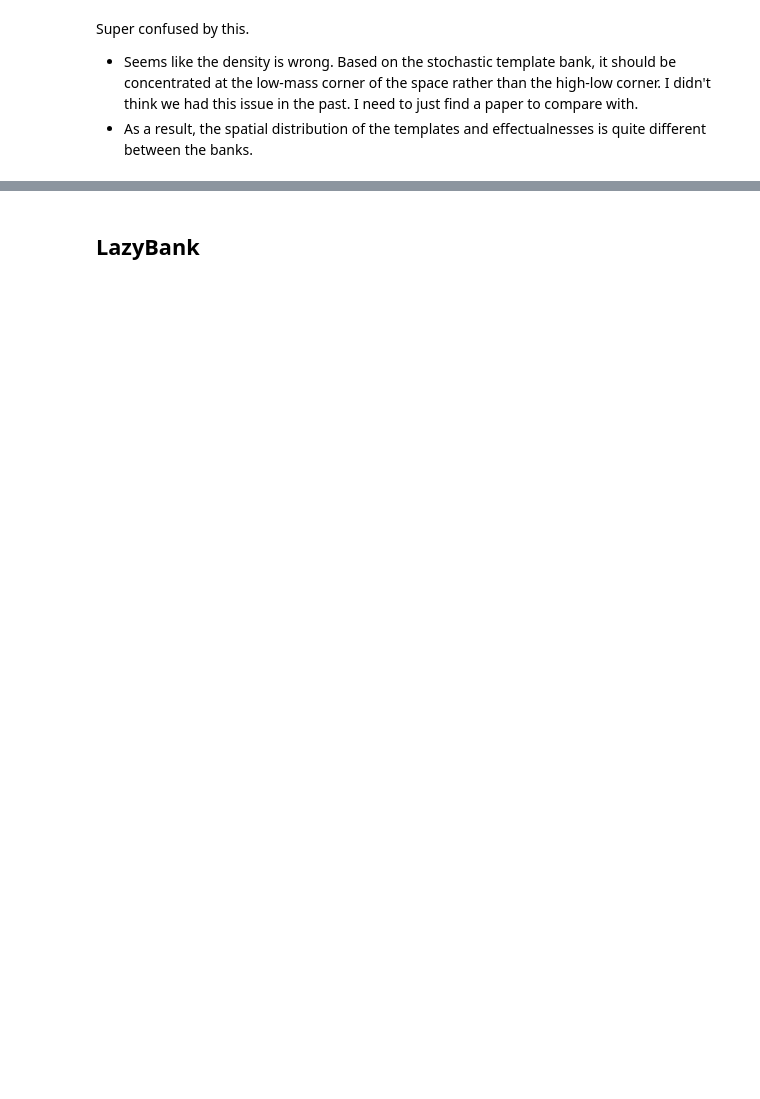
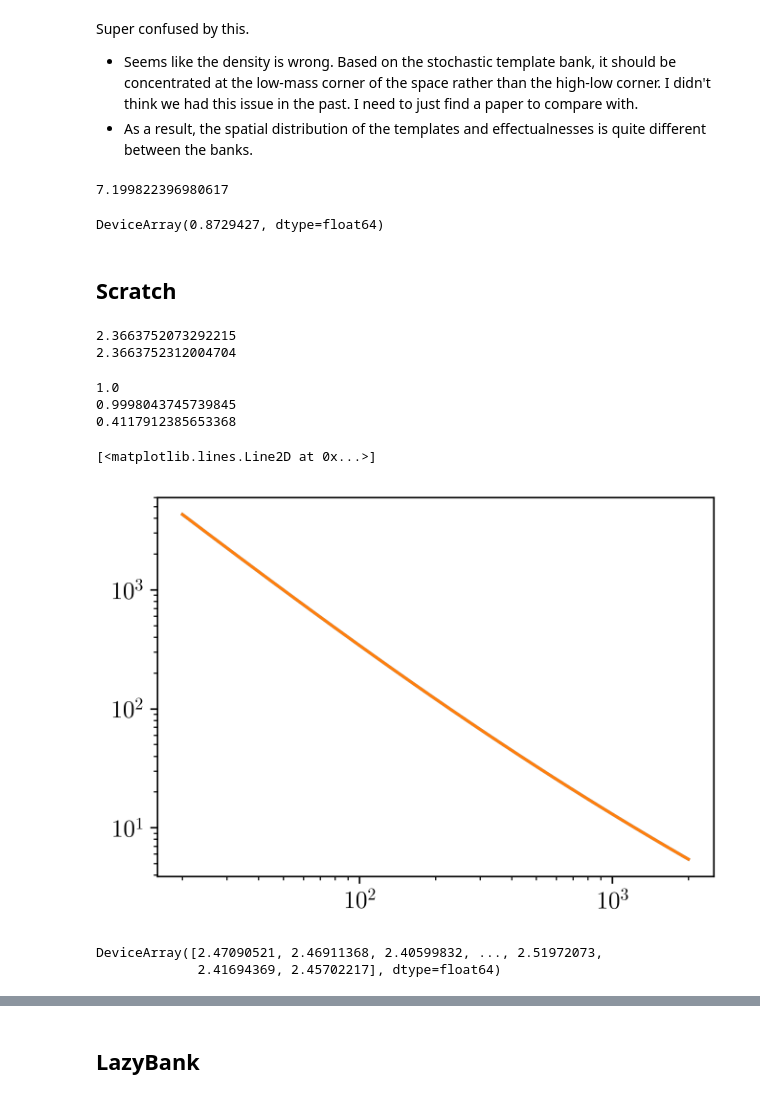
Before and after one commit to WuShichao/diffbank_old, a Jupyter notebook: notebooks/stochastic.ipynb, the cells around one changed output, grey strips where cells are left out. Cells and saved outputs as stored; diff of their text form; code cells hidden in the pictures; blank space fills up the shorter version.

```diff
--- a/notebooks/stochastic.ipynb
+++ b/notebooks/stochastic.ipynb
@@ -37,0 +67,13 @@ density_max = density_fun(jnp.array([m_range[1], m_range[0]]))
+# %%
+key, subkey = random.split(key)
+theta_dmax = jnp.array([1.002 * m_range[0], 1.001 * m_range[0]])
+density_max = density_fun(subkey, theta_dmax)
+print(density_max)
+# %% [output]
+7.199822396980617
+# %%
+density_max_0
+# %% [output]
+DeviceArray(0.8729427, dtype=float64)
+# %% [markdown]
+## Scratch
@@ -37,0 +83,22 @@ density_max = density_fun(jnp.array([m_range[1], m_range[0]]))
+# %%
+theta = jnp.array([2.9, 2.55])
+theta_alt = jnp.array([2.75, 2.6869415])
+print(get_M_chirp(theta))
+print(get_M_chirp(theta_alt))
+# %% [output]
+2.3663752073292215
+2.3663752312004704
+# %%
+print(get_match(theta, theta, amp, Psi, fs, Sn_aLIGO))
+print(get_match(theta, theta_alt, amp, Psi, fs, Sn_aLIGO))
+print(get_match(theta, theta + jnp.array([0, 0.1]), amp, Psi, fs, Sn_aLIGO))
+# %% [output]
+1.0
+0.9998043745739845
+0.4117912385653368
+# %%
+plt.loglog(fs, Psi(fs, theta))
+plt.loglog(fs, Psi(fs, theta_alt))
+# %% [output]
+[<matplotlib.lines.Line2D at 0x...>]
+[figure, added]
@@ -37,0 +116,5 @@ density_max = density_fun(jnp.array([m_range[1], m_range[0]]))
+# %%
+jax.lax.map(get_M_chirp, pts)
+# %% [output]
+DeviceArray([2.47090521, 2.46911368, 2.40599832, ..., 2.51972073,
+             2.41694369, 2.45702217], dtype=float64)
```
Also changed, not shown: parts of 36 cells of this notebook.
